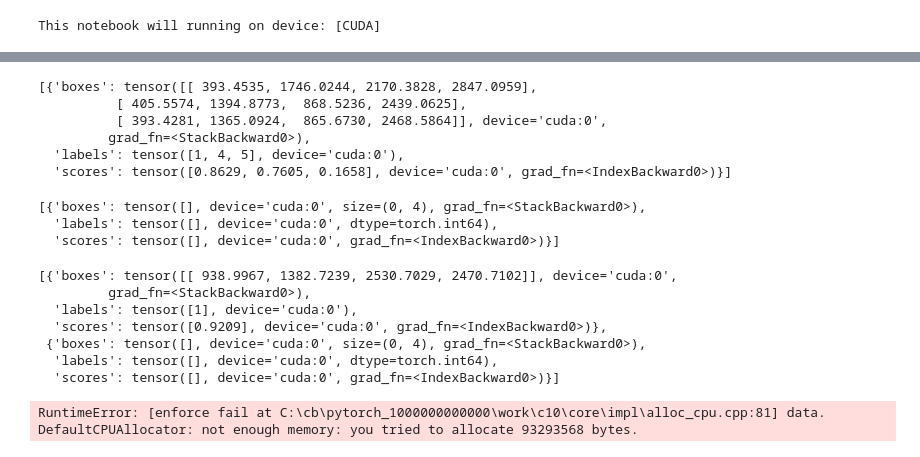
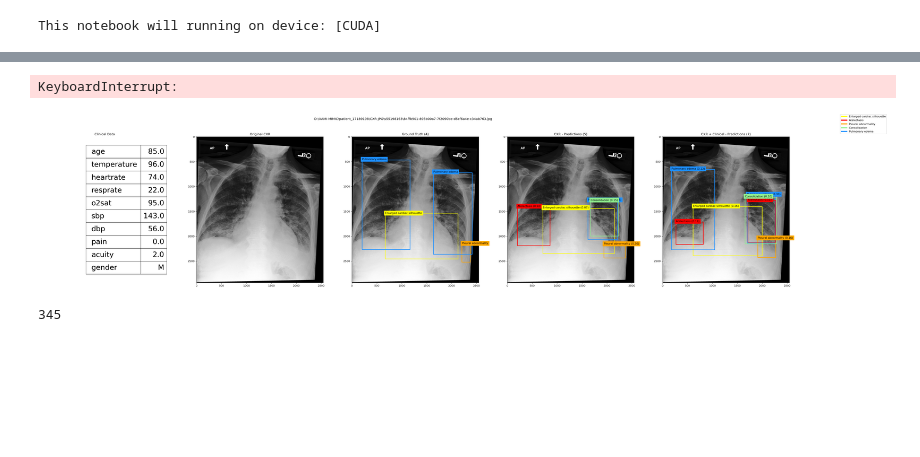
Before and after one commit to ChihchengHsieh/multimodal-abnormalities-detection, a Jupyter notebook: [5.b] generate_bb.ipynb, the cells around one changed output, grey strips where cells are left out. Drawn from its saved outputs; the diff is of its cells as text; code cells hidden in the pictures; blank space fills up the shorter version.

```diff
--- a/[5.b] generate_bb.ipynb
+++ b/[5.b] generate_bb.ipynb
@@ -80,11 +83,11 @@ models = []
 train_infos = []
 
 for select_model in [
-    TrainedModels.CXR_final,
-    TrainedModels.CXR_Clinical_final,
+    TrainedModels.CXR,
+    TrainedModels.CXR_Clinial,
 ]:
 
-    model, train_info, _ = get_trained_model(
+    model, train_info, _, _ = get_trained_model(
         select_model,
         DEFAULT_REFLACX_LABEL_COLS,
         device,
@@ -260,8 +271,6 @@ def plot_result_for_models(
             pred = pred_thrs_check(pred, dataset, score_thres, device)
 
         preds.append(pred[0])
-    # return preds
-    return preds, targets
 
     bb_fig = plot_bbox_for_models(
         clinical_series,
@@ -446,31 +399,0 @@ pred
-# %%
-idx = 534
-dataset = detect_eval_dataset
-roi_head_thrs = 0.05
-score_thres = None
-
-data = collate_fn([dataset[idx]])
-data = dataset.prepare_input_from_data(data, device)
-imgs, clinical_num, clinical_cat, targets = data
-
-clinical_series = dataset.df.iloc[idx][dataset.clinical_cols]
-clinical_series["gender"] = dataset.encoders_map["gender"].inverse_transform(
-    [clinical_series["gender"]]
-)[0]
-
-## Get the predictions from all the models.
-preds = []
-for train_info, model in zip(train_infos, models):
-    model.eval()
-    if roi_head_thrs:
-        model.roi_heads.score_thresh = roi_head_thrs
-    if train_info.model_setup.use_clinical:
-        _, pred = model(imgs, clinical_num, clinical_cat)
-        # _, pred = model(*data[:-1])
-        raise StopIteration()
-    else:
-        # _, pred = model(*data[:-1])
-        _, pred = model(imgs)
-
-
-    preds.append(pred[0])
@@ -494,15 +399,0 @@ targets
-# %%
-preds
-# %% [output]
-[{'boxes': tensor([[ 393.4535, 1746.0244, 2170.3828, 2847.0959],
-          [ 405.5574, 1394.8773,  868.5236, 2439.0625],
-          [ 393.4281, 1365.0924,  865.6730, 2468.5864]], device='cuda:0',
-         grad_fn=<StackBackward0>),
-  'labels': tensor([1, 4, 5], device='cuda:0'),
-  'scores': tensor([0.8629, 0.7605, 0.1658], device='cuda:0', grad_fn=<IndexBackward0>)}]
-# %%
-pred
-# %% [output]
-[{'boxes': tensor([], device='cuda:0', size=(0, 4), grad_fn=<StackBackward0>),
-  'labels': tensor([], device='cuda:0', dtype=torch.int64),
-  'scores': tensor([], device='cuda:0', grad_fn=<IndexBackward0>)}]
@@ -520,52 +400,43 @@ preds = plot_result_for_models(
-# %%
-preds
-# %% [output]
-[{'boxes': tensor([[ 938.9967, 1382.7239, 2530.7029, 2470.7102]], device='cuda:0',
-         grad_fn=<StackBackward0>),
-  'labels': tensor([1], device='cuda:0'),
-  'scores': tensor([0.9209], device='cuda:0', grad_fn=<IndexBackward0>)},
- {'boxes': tensor([], device='cuda:0', size=(0, 4), grad_fn=<StackBackward0>),
-  'labels': tensor([], device='cuda:0', dtype=torch.int64),
-  'scores': tensor([], device='cuda:0', grad_fn=<IndexBackward0>)}]
 # %%
 # iou_thrs = 0.05
 for iou_thrs in [
-    0.05,
-    # 0.1,
+    # 0.05,
+    0.1,
     # 0.3
 ]:
 
     destination_folder = f"generated_bb (thrs={iou_thrs})"
 
     os.makedirs(destination_folder, exist_ok=True)
     os.makedirs(os.path.join(destination_folder, "train"), exist_ok=True)
     os.makedirs(os.path.join(destination_folder, "val"), exist_ok=True)
     os.makedirs(os.path.join(destination_folder, "test"), exist_ok=True)
 
-    for idx in trange(len(detect_eval_dataset)):
+    for idx in trange(345, len(detect_eval_dataset)):
         fig = plot_result_for_models(
             models,
             train_infos,
             detect_eval_dataset,
             device,
             idx=idx,
             legend_elements=legend_elements,
             disease_cmap=DISEASE_CMAP,
             roi_head_thrs=iou_thrs,
         )
         instance = detect_eval_dataset.df.iloc[idx]
         fig.savefig(
             os.path.join(
                 destination_folder,
                 instance["split"],
                 f"{instance['dicom_id']} ({idx}).png",
             )
         )
         plt.cla()
         plt.clf()
         plt.close("all")
 # %% [output]
-RuntimeError: [enforce fail at C:\cb\pytorch_1000000000000\work\c10\core\impl\alloc_cpu.cpp:81] data. DefaultCPUAllocator: not enough memory: you tried to allocate 93293568 bytes.
+KeyboardInterrupt:
+[figure, added]
 # %%
 # fig = plot_result_for_models(
 #     models,
@@ -580,3 +451,7 @@ RuntimeError: [enforce fail at C:\cb\pytorch_1000000000000\work\c10\core\impl\al
 # instance = detect_eval_dataset.df.iloc[idx]
 # # fig.savefig(os.path.join("generated_bb", instance['split'], f"{instance['dicom_id']} ({idx}).png"))
 # # plt.close('all')
+# %%
+idx
+# %% [output]
+345
```
Also changed, not shown: parts of 16 cells of this notebook, 24 other files.
